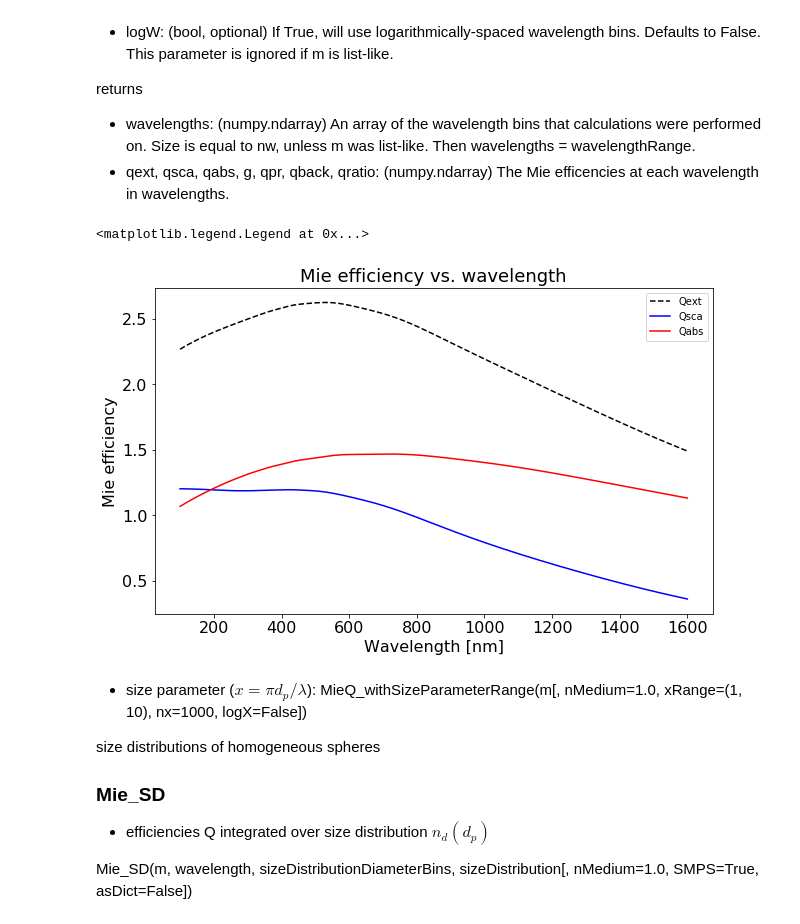
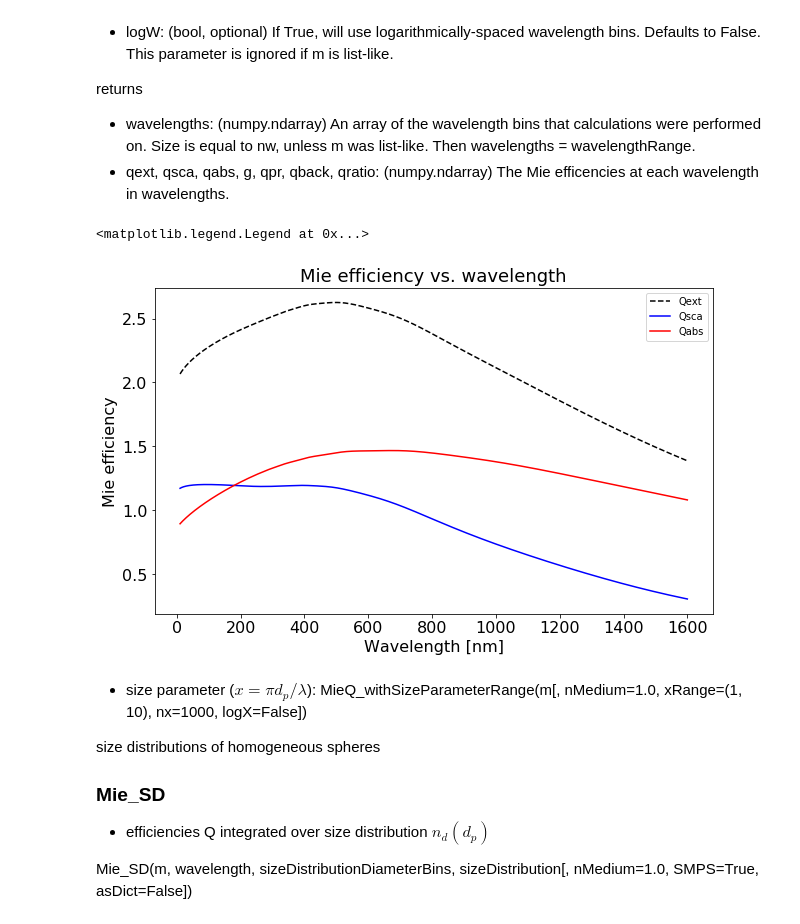
Before and after one commit to claraross1/ross_thesis, a Jupyter notebook: pymiescatt testing.ipynb, the cells around one changed output. Saved outputs shown, nothing was run; the diff lists cells and outputs as text; code cells hidden in the pictures.

Commit message:
saved images for benchmarking

```diff
--- a/pymiescatt testing.ipynb
+++ b/pymiescatt testing.ipynb
@@ -141,7 +141,7 @@ Returns
 - qext, qsca, qabs, g, qpr, qback, qratio: (numpy.ndarray) The Mie efficencies at each diameter.
 # %%
 m = 1.5+0.5j # refractive index
-w = 532 #[nm]
+w = 500 #[nm]
 dRange = (10,1000) #[nm]
 ndp = 1000
 
@@ -155,6 +155,8 @@ ax1.plot(diameters,qabs,'r',label="Qabs")
 
 ax1.set_xlabel("diameter [nm]",fontsize=16)
 ax1.set_ylabel("Mie efficiency",fontsize=16)
-ax1.set_title("Mie efficiency vs. grain size",fontsize=18)
+ax1.set_title("Mie efficiency coefficients vs. grain size",fontsize=18)
 ax1.legend()
+
+#plt.savefig("Mie_vs_grainsize.png")
 # %% [output]
@@ -180,27 +181,29 @@ returns
 # %%
 m = 1.5+0.5j # refractive index
 d = 500 #[nm]
-wRange = (100,1600) #[nm]
+wRange = (10,1600) #[nm]
 
 wavelengths,qext,qsca,qabs,g,qpr,qback,qratio = ps.MieQ_withWavelengthRange(m,w,wavelengthRange=wRange)
 
 fig=plt.figure(1,figsize=(10,6))
 ax1=fig.add_subplot(111)
 ax1.plot(wavelengths,qext,'k',ls='dashed',label="Qext")
 ax1.plot(wavelengths,qsca,'b',label="Qsca")
 ax1.plot(wavelengths,qabs,'r',label="Qabs")
 
 ax1.set_xlabel("Wavelength [nm]",fontsize=16)
 ax1.set_ylabel("Mie efficiency",fontsize=16)
 for tick in ax1.xaxis.get_major_ticks():
     tick.label1.set_fontsize(16)
 for tick in ax1.yaxis.get_major_ticks():
     tick.label1.set_fontsize(16)
 ax1.set_title("Mie efficiency vs. wavelength",fontsize=18)
 ax1.legend()
+
+#plt.savefig("Mie_vs_wavelength.png")
 # %% [output]
 <matplotlib.legend.Legend at 0x...>
-[figure, old version]
+[figure, new version]
 # %% [markdown]
 
 - size parameter ($x = \pi d_p /\lambda$): MieQ_withSizeParameterRange(m[, nMedium=1.0, xRange=(1, 10), nx=1000, logX=False])
```
Also changed, not shown: parts of 6 cells of this notebook, 5 other files.
